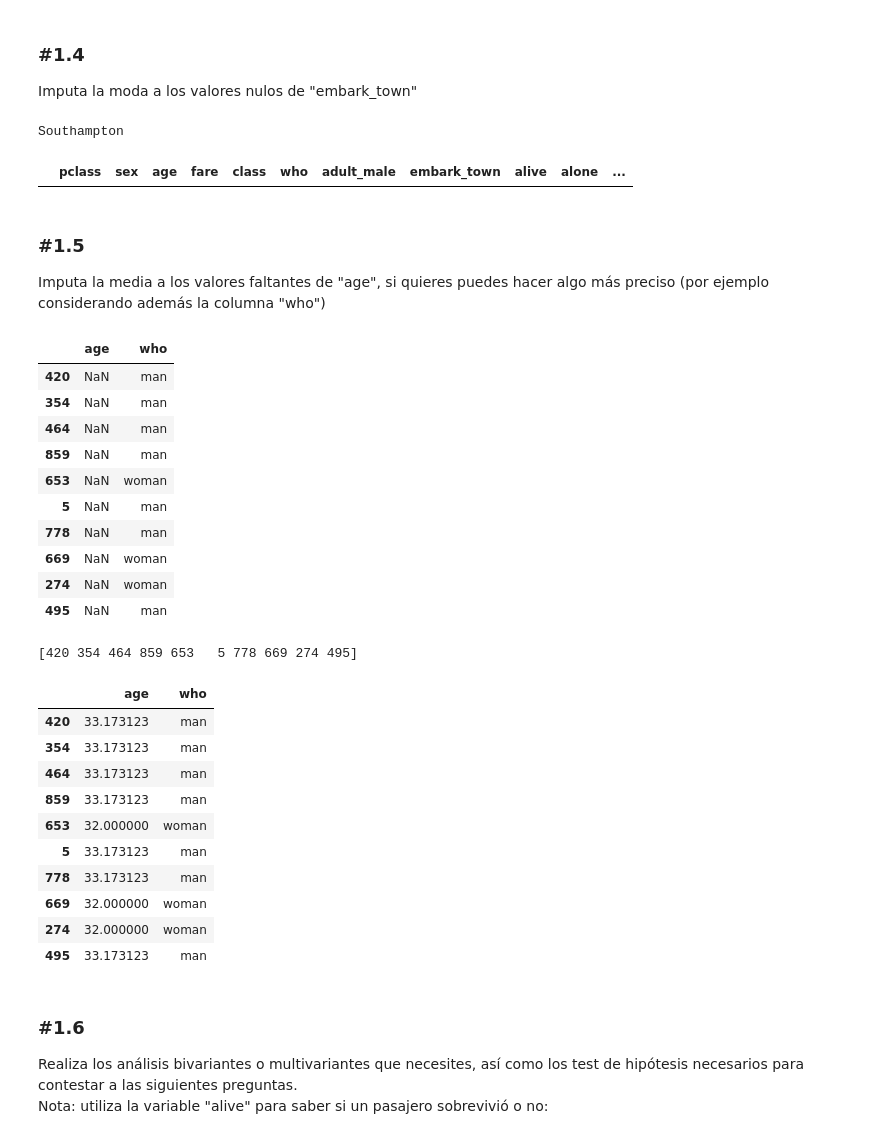
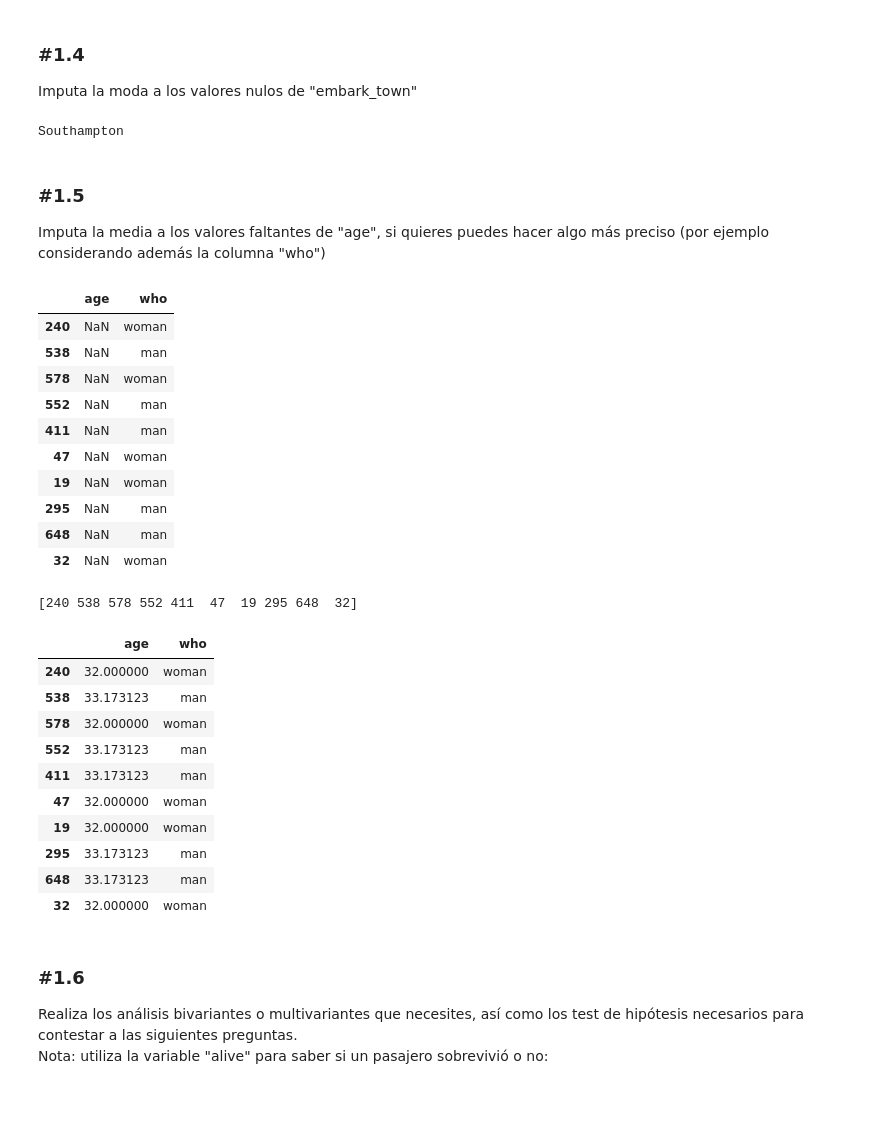
Before and after one commit to JPG250493/Repo-Ejercicios-Jesus, a Jupyter notebook: 03_Data_Analysis/Sprint_07/Unidad_02_Estadistica_Descriptiva_Multivariante/03_Practica_Obligatoria/18_Practica_Obligatoria_Multivariante.ipynb, the cells around one changed output. Cells and saved outputs as stored; diff of their text form; code cells hidden in the pictures; blank space fills up the shorter version.

```diff
--- a/03_Data_Analysis/Sprint_07/Unidad_02_Estadistica_Descriptiva_Multivariante/03_Practica_Obligatoria/18_Practica_Obligatoria_Multivariante.ipynb
+++ b/03_Data_Analysis/Sprint_07/Unidad_02_Estadistica_Descriptiva_Multivariante/03_Practica_Obligatoria/18_Practica_Obligatoria_Multivariante.ipynb
@@ -114,33 +116,36 @@ Imputa la moda a los valores nulos de "embark_town"
 moda_embtow = df_titanic["embark_town"].mode()[0]
 print(moda_embtow)
 
-df_titanic.loc[df_titanic["embark_town"].isna(), "embark_town"] = moda_embtow
-df_titanic[df_titanic["embark_town"].isna()]
+
+# df_titanic.loc[df_titanic["embark_town"].isna(), "embark_town"] = moda_embtow
+# df_titanic[df_titanic["embark_town"].isna()]
+df_titanic["embark_town"] = df_titanic["embark_town"].fillna(moda_embtow)
 # %% [output]
 Southampton
-|  | pclass | sex | age | fare | class | who | adult_male | embark_town | alive | alone | ... |
 # %% [markdown]
 ### #1.5
 
 Imputa la media a los valores faltantes de "age", si quieres puedes hacer algo más preciso (por ejemplo considerando además la columna "who")
 # %%
-muestra = df_titanic[df_titanic["age"].isna()].sample(10)
+df_titanic["age_imputed"] = df_titanic["age"].isna()
+
+muestra = df_titanic[df_titanic["age_imputed"]].sample(10)
 display(muestra[["age", "who"]])
 posiciones = df_titanic.index.get_indexer(muestra.index)
 print(posiciones)
 # %% [output]
 |  | age | who |
-| 420 | NaN | man |
-| 354 | NaN | man |
-| 464 | NaN | man |
-| 859 | NaN | man |
-| 653 | NaN | woman |
-| 5 | NaN | man |
-| 778 | NaN | man |
-| 669 | NaN | woman |
-| 274 | NaN | woman |
-| 495 | NaN | man |
+| 240 | NaN | woman |
+| 538 | NaN | man |
+| 578 | NaN | woman |
+| 552 | NaN | man |
+| 411 | NaN | man |
+| 47 | NaN | woman |
+| 19 | NaN | woman |
+| 295 | NaN | man |
+| 648 | NaN | man |
+| 32 | NaN | woman |
-[420 354 464 859 653   5 778 669 274 495]
+[240 538 578 552 411  47  19 295 648  32]
 # %%
 df_titanic["age"] = df_titanic["age"].fillna(
     df_titanic.groupby("who")["age"].transform("mean")
@@ -148,16 +153,16 @@ df_titanic["age"] = df_titanic["age"].fillna(
 df_titanic.iloc[posiciones][["age", "who"]]
 # %% [output]
 |  | age | who |
-| 420 | 33.173123 | man |
-| 354 | 33.173123 | man |
-| 464 | 33.173123 | man |
-| 859 | 33.173123 | man |
-| 653 | 32.000000 | woman |
-| 5 | 33.173123 | man |
-| 778 | 33.173123 | man |
-| 669 | 32.000000 | woman |
-| 274 | 32.000000 | woman |
-| 495 | 33.173123 | man |
+| 240 | 32.000000 | woman |
+| 538 | 33.173123 | man |
+| 578 | 32.000000 | woman |
+| 552 | 33.173123 | man |
+| 411 | 33.173123 | man |
+| 47 | 32.000000 | woman |
+| 19 | 32.000000 | woman |
+| 295 | 33.173123 | man |
+| 648 | 33.173123 | man |
+| 32 | 32.000000 | woman |
 # %% [markdown]
 ### #1.6
 
```
Also changed, not shown: parts of 5 cells of this notebook, 10 other files.
